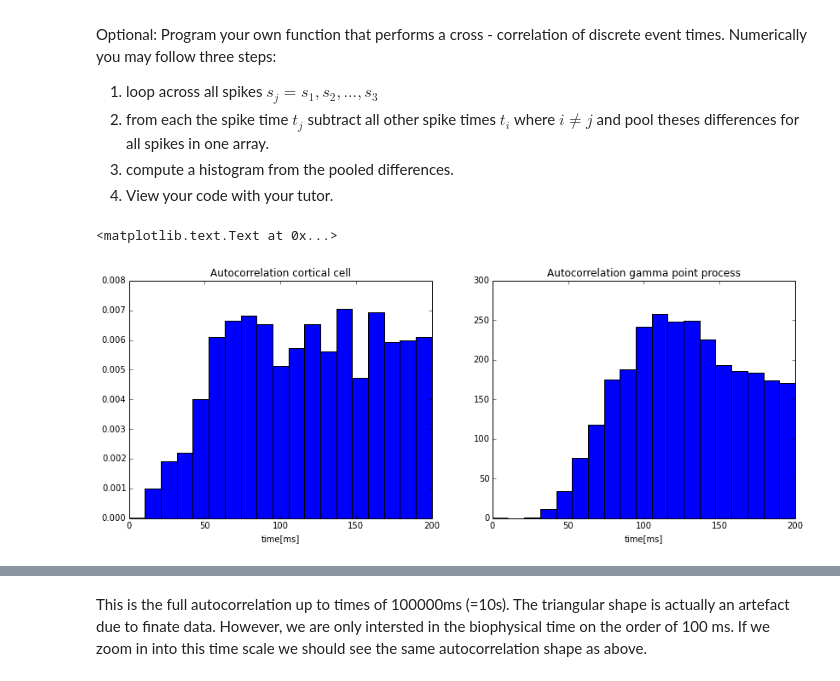
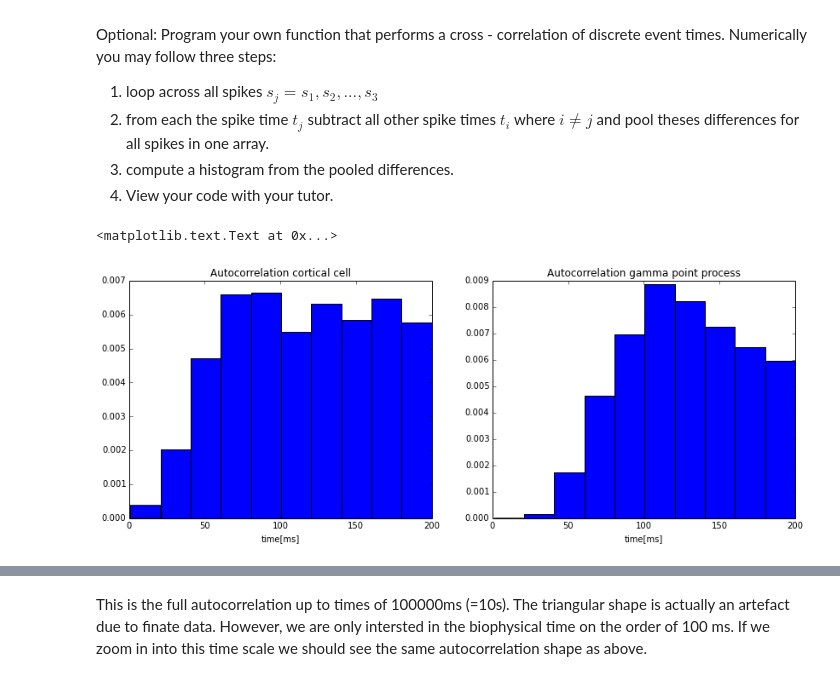
Before and after one commit to RinaldoB/course-neuro-datasim, a Jupyter notebook: Day3_2_solutions.ipynb, the cells around one changed output, grey strips where cells are left out. Saved outputs shown, nothing was run; the diff lists cells and outputs as text; code cells hidden in the pictures.

Commit message:
updated autocorrelation to use subtract

```diff
--- a/Day3_2_solutions.ipynb
+++ b/Day3_2_solutions.ipynb
@@ -113,26 +98,31 @@ for i,spike in enumerate(spikes_g):
+# %%
+#select the correlation time and resolution [in ms]
+tcorr = 200 #ms
+dtcorr = 20 #ms
+
+#construct bin vector for histogram
+nbin = tcorr/dtcorr
+bins = linspace(1,tcorr,nbin+1)
+
+#calculate pairwise spike-time differences
+spikes_pdiff_r = subtract(spikes_r[:,newaxis],spikes_r[newaxis,:])
+spikes_pdiff_g = subtract(spikes_g[:,newaxis],spikes_g[newaxis,:])
 # %%
-#select the correlation time to plot [in ms]
-tcorr = 200 #ms
-
-#construct bin vector for histogram
-nbin = 20
-bins = linspace(0,tcorr,nbin)
-
 # Plot
 subplot(1,2,1)
-cr,bins,_ = hist(ar_rat.flatten(), bins, normed=True)
+cr,bins,_ = hist(spikes_pdiff_r.flatten(), bins, normed=True)
 xlim([0,tcorr])
 xlabel('time[ms]')
 title('Autocorrelation cortical cell')
 
 subplot(1,2,2)
-cg,bins,_ = hist(ar_gamma.flatten(), bins)
+cg,bins,_ = hist(spikes_pdiff_g.flatten(), bins, normed=True)
 title('Autocorrelation gamma point process')
 xlim([0,tcorr])
 xlabel('time[ms]')
 # %% [output]
 <matplotlib.text.Text at 0x...>
-[figure, old version]
+[figure, new version]
 # %%
 # Alternatively, use numpys correlate function on PSTH
 #first, calculate the psth using a bin vector with desired resolution
```
Also changed, not shown: parts of 9 cells of this notebook.
